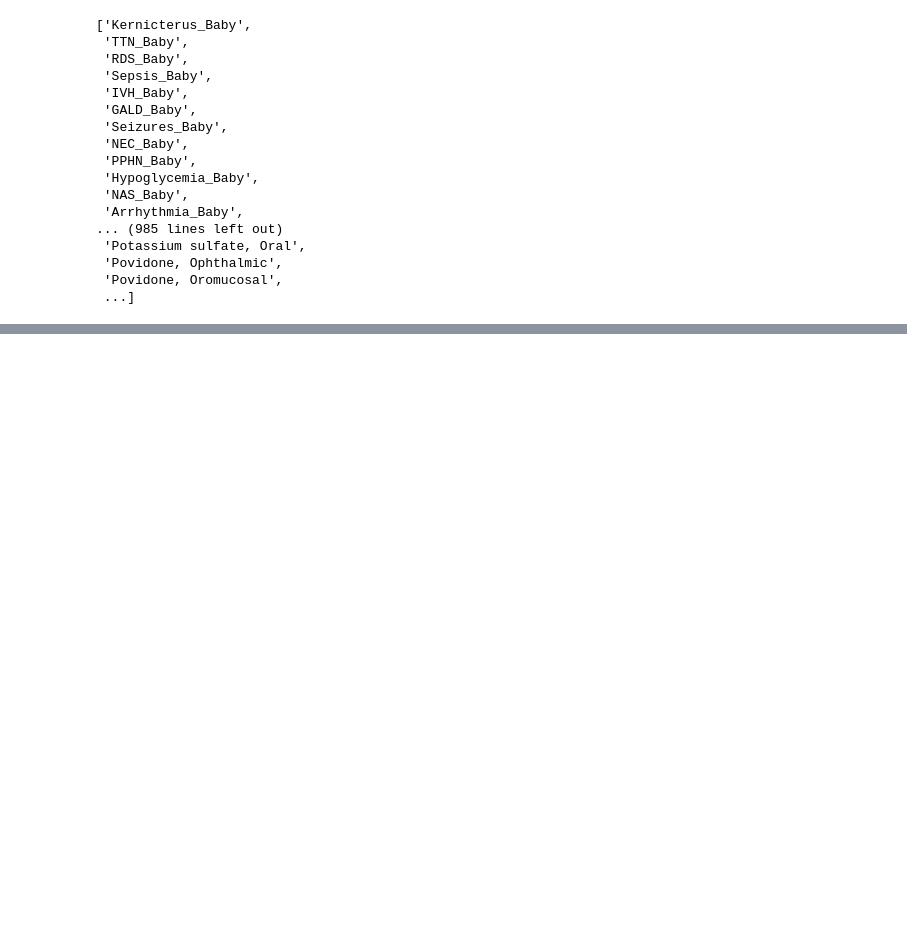
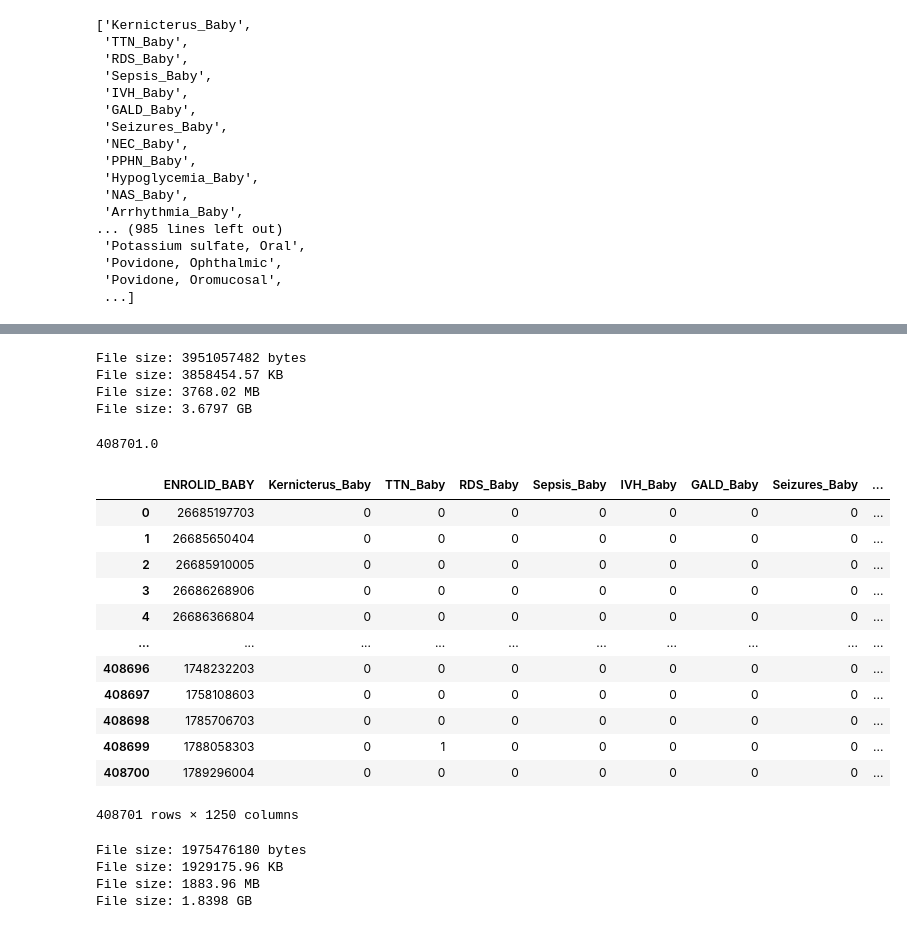
Before and after one commit to yerakim824/PregMedNet, a Jupyter notebook: Interactive_Webapp/Test_Previous_Formulas.ipynb, the cells around one changed output, grey strips where cells are left out. Cells and saved outputs as stored; diff of their text form; code cells hidden in the pictures; blank space fills up the shorter version.

```diff
--- a/Interactive_Webapp/Test_Previous_Formulas.ipynb
+++ b/Interactive_Webapp/Test_Previous_Formulas.ipynb
@@ -507,0 +525,22 @@ confounders.max()
+# %%
+import os
+
+file_path = '2024_reference_tables/final_mother_baby_dyads_data/FINAL_MOM_BABY_DATA_cleaned_May2024.csv'
+file_size = os.path.getsize(file_path)
+file_size_kb = file_size / 1024  # Convert bytes to kilobytes
+file_size_mb = file_size_kb / 1024  # Convert kilobytes to megabytes
+file_size_gb = file_size_mb / 1024  # Convert megabytes to gigabytes
+
+print(f"File size: {file_size} bytes")
+print(f"File size: {file_size_kb:.2f} KB")
+print(f"File size: {file_size_mb:.2f} MB")
+print(f"File size: {file_size_gb:.4f} GB")
+# %% [output]
+File size: 3951057482 bytes
+File size: 3858454.57 KB
+File size: 3768.02 MB
+File size: 3.6797 GB
+# %%
+df.shape[0]/2
+# %% [output]
+408701.0
@@ -507,0 +550,19 @@ confounders.max()
+# %%
+file_path_df1 = '2024_reference_tables/final_mother_baby_dyads_data/FINAL_MOM_BABY_DATA_DF1.csv'
+file_path_df2 = '2024_reference_tables/final_mother_baby_dyads_data/FINAL_MOM_BABY_DATA_DF2.csv'
+# %%
+pd.read_csv(file_path_df1)
+# %% [output]
+|  | ENROLID_BABY | Kernicterus_Baby | TTN_Baby | RDS_Baby | Sepsis_Baby | IVH_Baby | GALD_Baby | Seizures_Baby | ... |
+| 0 | 26685197703 | 0 | 0 | 0 | 0 | 0 | 0 | 0 | ... |
+| 1 | 26685650404 | 0 | 0 | 0 | 0 | 0 | 0 | 0 | ... |
+| 2 | 26685910005 | 0 | 0 | 0 | 0 | 0 | 0 | 0 | ... |
+| 3 | 26686268906 | 0 | 0 | 0 | 0 | 0 | 0 | 0 | ... |
+| 4 | 26686366804 | 0 | 0 | 0 | 0 | 0 | 0 | 0 | ... |
+| ... | ... | ... | ... | ... | ... | ... | ... | ... | ... |
+| 408696 | 1748232203 | 0 | 0 | 0 | 0 | 0 | 0 | 0 | ... |
+| 408697 | 1758108603 | 0 | 0 | 0 | 0 | 0 | 0 | 0 | ... |
+| 408698 | 1785706703 | 0 | 0 | 0 | 0 | 0 | 0 | 0 | ... |
+| 408699 | 1788058303 | 0 | 1 | 0 | 0 | 0 | 0 | 0 | ... |
+| 408700 | 1789296004 | 0 | 0 | 0 | 0 | 0 | 0 | 0 | ... |
+408701 rows × 1250 columns
@@ -507,0 +572,17 @@ confounders.max()
+# %%
+import os
+
+file_size = os.path.getsize(file_path_df2)
+file_size_kb = file_size / 1024  # Convert bytes to kilobytes
+file_size_mb = file_size_kb / 1024  # Convert kilobytes to megabytes
+file_size_gb = file_size_mb / 1024  # Convert megabytes to gigabytes
+
+print(f"File size: {file_size} bytes")
+print(f"File size: {file_size_kb:.2f} KB")
+print(f"File size: {file_size_mb:.2f} MB")
+print(f"File size: {file_size_gb:.4f} GB")
+# %% [output]
+File size: 1975476180 bytes
+File size: 1929175.96 KB
+File size: 1883.96 MB
+File size: 1.8398 GB
```
Also changed, not shown: parts of 11 cells of this notebook, 4 other files.
